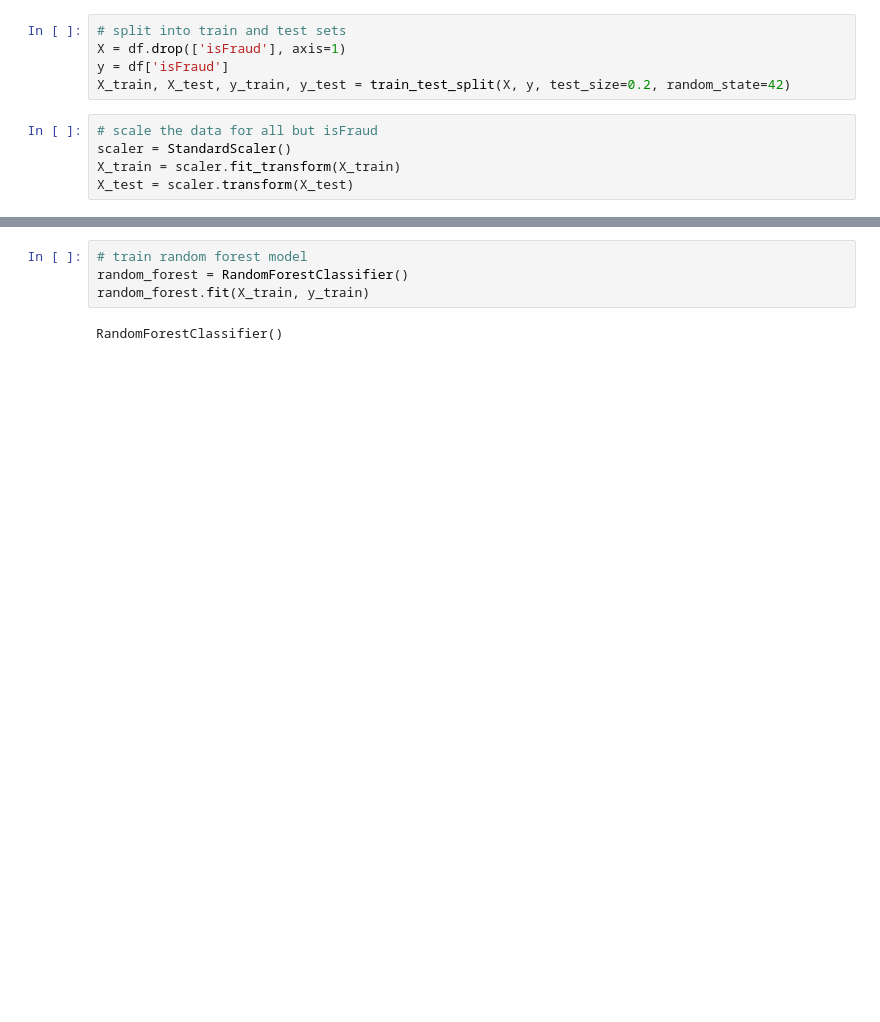
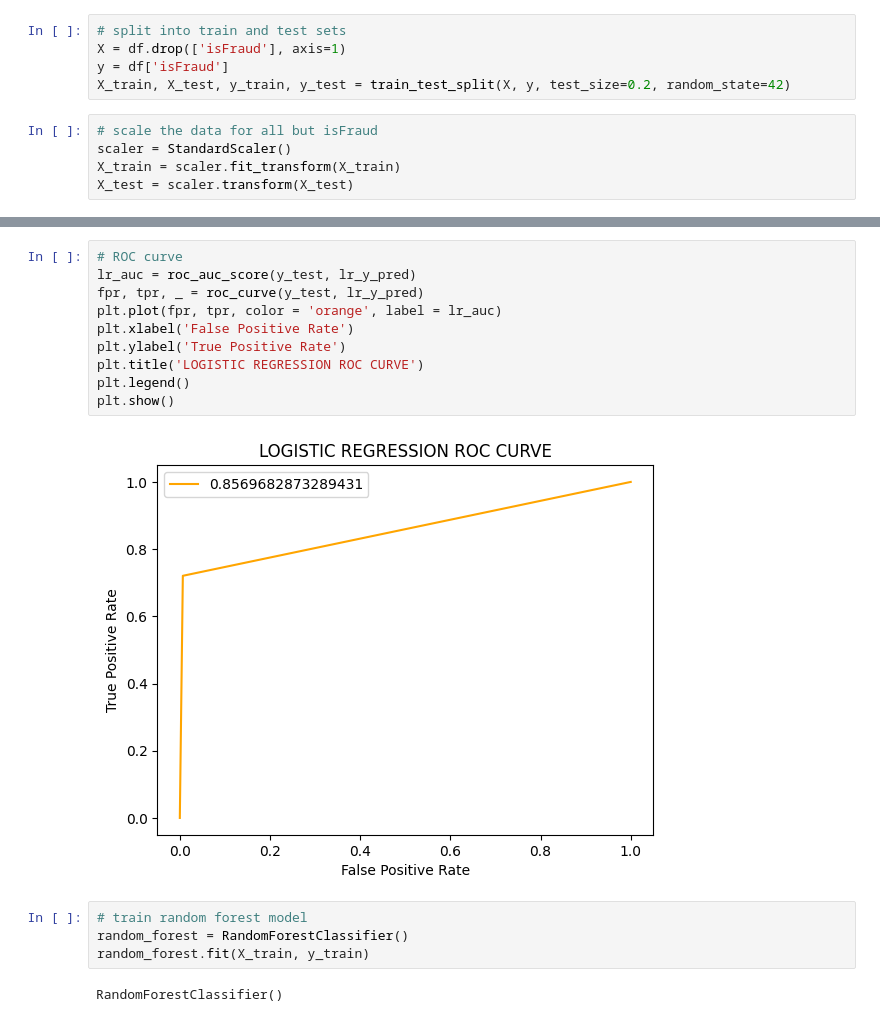
Before and after one commit to sorei9240/Supervised_Learning, a Jupyter notebook: fraud_detection.ipynb, the cells around one changed output, grey strips where cells are left out. Drawn from its saved outputs; the diff is of its cells as text; blank space fills up the shorter version.

```diff
--- a/fraud_detection.ipynb
+++ b/fraud_detection.ipynb
@@ -105,3 +108,15 @@ Accuracy score:  0.9398514550103495
+# %%
+# ROC curve
+lr_auc = roc_auc_score(y_test, lr_y_pred)
+fpr, tpr, _ = roc_curve(y_test, lr_y_pred)
+plt.plot(fpr, tpr, color = 'orange', label = lr_auc)
+plt.xlabel('False Positive Rate')
+plt.ylabel('True Positive Rate')
+plt.title('LOGISTIC REGRESSION ROC CURVE')
+plt.legend()
+plt.show()
+# %% [output]
+[figure, added]
 # %%
 # train random forest model
 random_forest = RandomForestClassifier()
```
Also changed, not shown: parts of 17 cells of this notebook.
